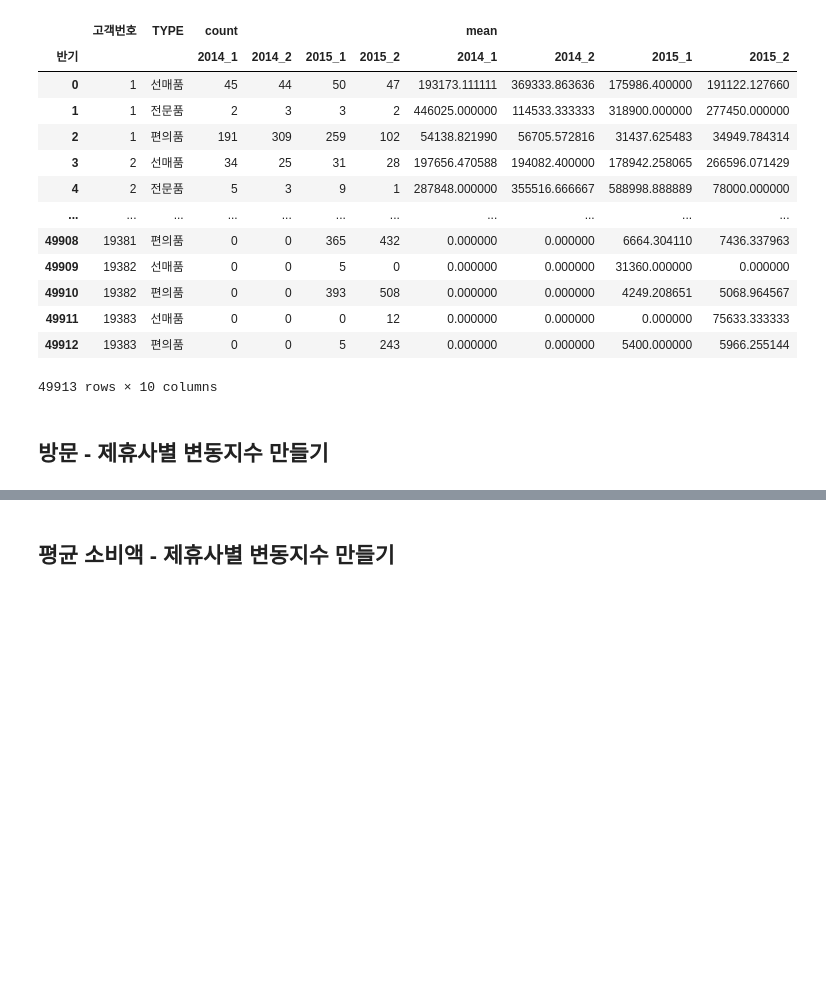
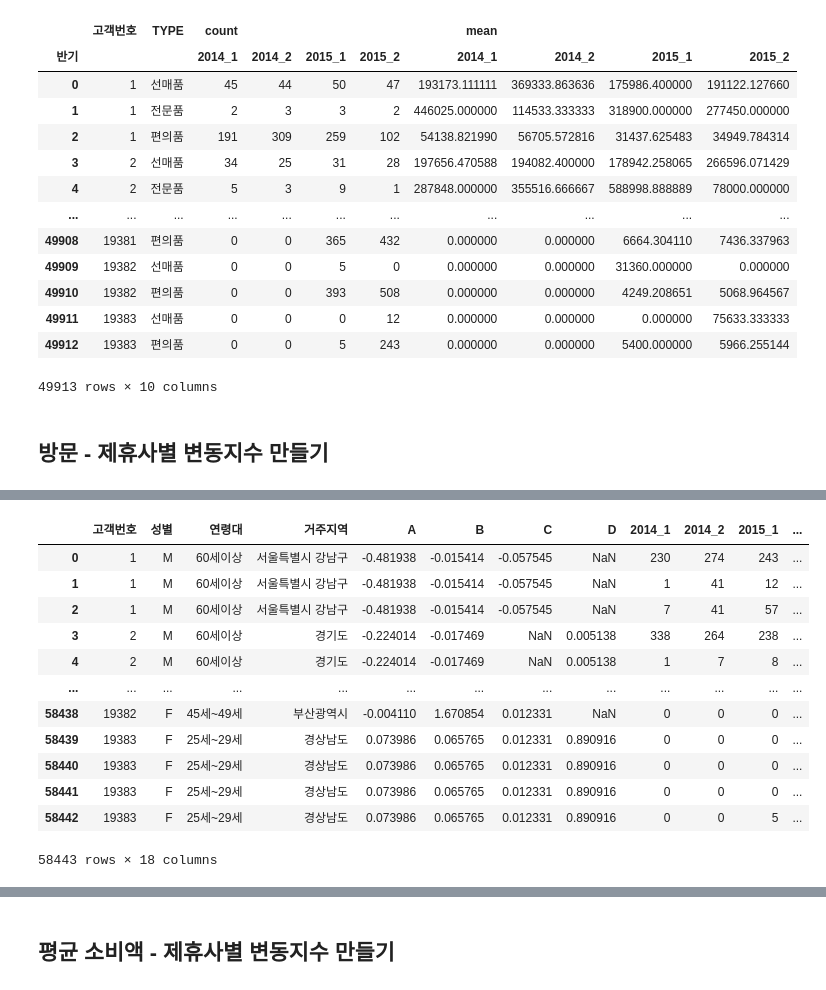
Before and after one commit to PKLH/cakd_LP, a Jupyter notebook: WorkSpace/Kim/EDA_1018.ipynb, the cells around one changed output, grey strips where cells are left out. Saved outputs shown, nothing was run; the diff lists cells and outputs as text; code cells hidden in the pictures; blank space fills up the shorter version.

```diff
--- a/WorkSpace/Kim/EDA_1018.ipynb
+++ b/WorkSpace/Kim/EDA_1018.ipynb
@@ -189,12 +189,16 @@ pp_pv
 def make_variable_index(option):
     # 방문 - 제휴사별 변동지수 만들기
     pp_pv = pp_purprd_prodcl.pivot_table(index=['고객번호','제휴사'],columns='반기',values='구매금액',aggfunc=(f'{option}'),fill_value=0)
+    pp_pv_raw=pp_pv.reset_index()
     # pp_pv=pp_pv.reset_index()
-
+    # display(pp_pv)
     pp_pv[f'{option}_변동지수'] = ((pp_pv['2014_2']-pp_pv['2014_1']) + (pp_pv['2015_1']-pp_pv['2014_2'])*1.5\
                         + (pp_pv['2015_2']-pp_pv['2015_1'])*2)/(np.mean(pp_pv['2014_1']+pp_pv['2014_2']+pp_pv['2015_1']+pp_pv['2015_2']))
     pp_pv_=pp_pv[f'{option}_변동지수'].unstack().reset_index()
+
     pp_demo_map = pd.merge(pp_demo,pp_pv_,on='고객번호')
+    # pp_demo_map = pd.merge(pp_demo_map,pp_pv,on='고객번호')
+
 
     lev_dict = {}
     for i in ['A','B','C','D']:
@@ -217,11 +221,14 @@ def make_variable_index(option):
         else:
             return 1
 
-    pp_demo_map[f'{option}_등급_A'] = pp_demo_map.apply(lambda row: make_visit_lev(row['A'],'A'),axis=1)
-    pp_demo_map[f'{option}_등급_B'] = pp_demo_map.apply(lambda row: make_visit_lev(row['B'],'B'),axis=1)
-    pp_demo_map[f'{option}_등급_C'] = pp_demo_map.apply(lambda row: make_visit_lev(row['C'],'C'),axis=1)
-    pp_demo_map[f'{option}_등급_D'] = pp_demo_map.apply(lambda row: make_visit_lev(row['D'],'D'),axis=1)
+
+    pp_demo_map[f'{option}_등급_A'] = pp_demo_map.apply(lambda row: make_lev(row['A'],'A'),axis=1)
+    pp_demo_map[f'{option}_등급_B'] = pp_demo_map.apply(lambda row: make_lev(row['B'],'B'),axis=1)
+    pp_demo_map[f'{option}_등급_C'] = pp_demo_map.apply(lambda row: make_lev(row['C'],'C'),axis=1)
+    pp_demo_map[f'{option}_등급_D'] = pp_demo_map.apply(lambda row: make_lev(row['D'],'D'),axis=1)
     pp_demo_map[f'최종{option}_점수'] = pp_demo_map.iloc[:,-4:].sum(axis=1)
-    pp_demo_map=pp_demo_map[['고객번호','성별','연령대','거주지역',f'최종{option}_점수']]
+    # display(pp_demo_map)
+
+    # pp_demo_map.drop(columns=['A','B','C','D'],inplace=True)
     # display(sns.histplot(pp_demo_map[f'최종{option}_점수']))
-    return pp_demo_map
+    return pp_demo_map,pp_pv_raw
@@ -228,2 +498,18 @@ def make_variable_index(option):
 # %%
-df_cnt=make_variable_index('count')
+df_cnt,df_real_cnt=make_variable_index('count')
+# %%
+df_cnt
+# %% [output]
+|  | 고객번호 | 성별 | 연령대 | 거주지역 | A | B | C | D | 2014_1 | 2014_2 | 2015_1 | ... |
+| 0 | 1 | M | 60세이상 | 서울특별시 강남구 | -0.481938 | -0.015414 | -0.057545 | NaN | 230 | 274 | 243 | ... |
+| 1 | 1 | M | 60세이상 | 서울특별시 강남구 | -0.481938 | -0.015414 | -0.057545 | NaN | 1 | 41 | 12 | ... |
+| 2 | 1 | M | 60세이상 | 서울특별시 강남구 | -0.481938 | -0.015414 | -0.057545 | NaN | 7 | 41 | 57 | ... |
+| 3 | 2 | M | 60세이상 | 경기도 | -0.224014 | -0.017469 | NaN | 0.005138 | 338 | 264 | 238 | ... |
+| 4 | 2 | M | 60세이상 | 경기도 | -0.224014 | -0.017469 | NaN | 0.005138 | 1 | 7 | 8 | ... |
+| ... | ... | ... | ... | ... | ... | ... | ... | ... | ... | ... | ... | ... |
+| 58438 | 19382 | F | 45세~49세 | 부산광역시 | -0.004110 | 1.670854 | 0.012331 | NaN | 0 | 0 | 0 | ... |
+| 58439 | 19383 | F | 25세~29세 | 경상남도 | 0.073986 | 0.065765 | 0.012331 | 0.890916 | 0 | 0 | 0 | ... |
+| 58440 | 19383 | F | 25세~29세 | 경상남도 | 0.073986 | 0.065765 | 0.012331 | 0.890916 | 0 | 0 | 0 | ... |
+| 58441 | 19383 | F | 25세~29세 | 경상남도 | 0.073986 | 0.065765 | 0.012331 | 0.890916 | 0 | 0 | 0 | ... |
+| 58442 | 19383 | F | 25세~29세 | 경상남도 | 0.073986 | 0.065765 | 0.012331 | 0.890916 | 0 | 0 | 5 | ... |
+58443 rows × 18 columns
```
Also changed, not shown: parts of 27 cells of this notebook.
